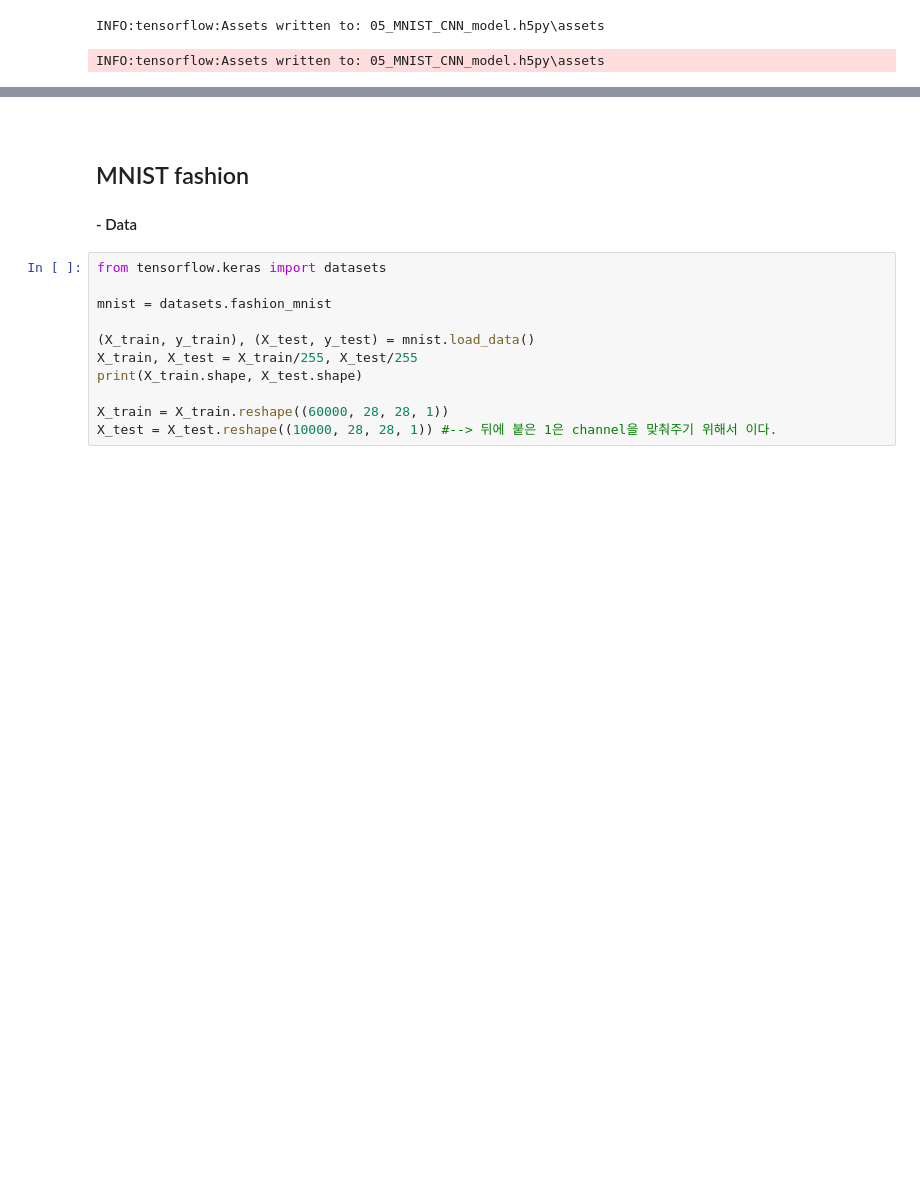
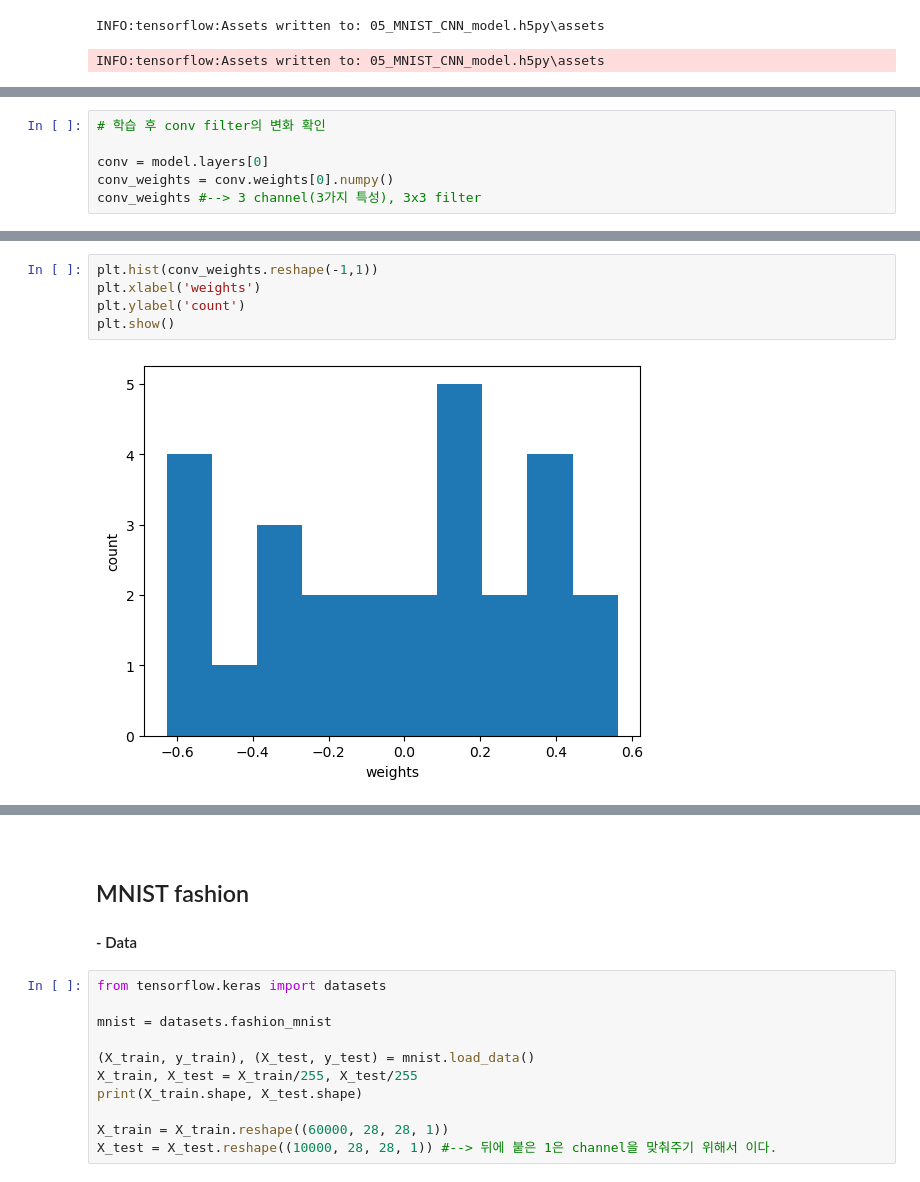
Before and after one commit to ElaYJ/Study_Deep_Learning, a Jupyter notebook: Lecture/05_MNIST_CNN.ipynb, the cells around one changed output, grey strips where cells are left out. Saved outputs shown, nothing was run; the diff lists cells and outputs as text; blank space fills up the shorter version.

```diff
--- a/Lecture/05_MNIST_CNN.ipynb
+++ b/Lecture/05_MNIST_CNN.ipynb
@@ -156,0 +323,6 @@ INFO:tensorflow:Assets written to: 05_MNIST_CNN_model.h5py\assets
+# %%
+# 학습 후 conv filter의 변화 확인
+
+conv = model.layers[0]
+conv_weights = conv.weights[0].numpy()
+conv_weights #--> 3 channel(3가지 특성), 3x3 filter
@@ -156,0 +349,7 @@ INFO:tensorflow:Assets written to: 05_MNIST_CNN_model.h5py\assets
+# %%
+plt.hist(conv_weights.reshape(-1,1))
+plt.xlabel('weights')
+plt.ylabel('count')
+plt.show()
+# %% [output]
+[figure, added]
```
Also changed, not shown: parts of 36 cells of this notebook, 2 other files.
